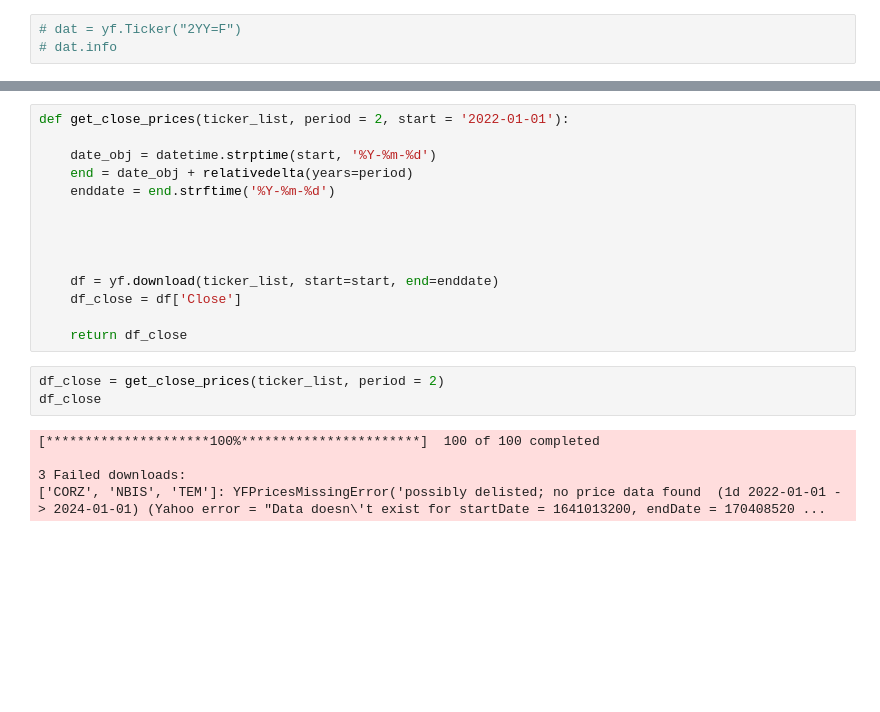
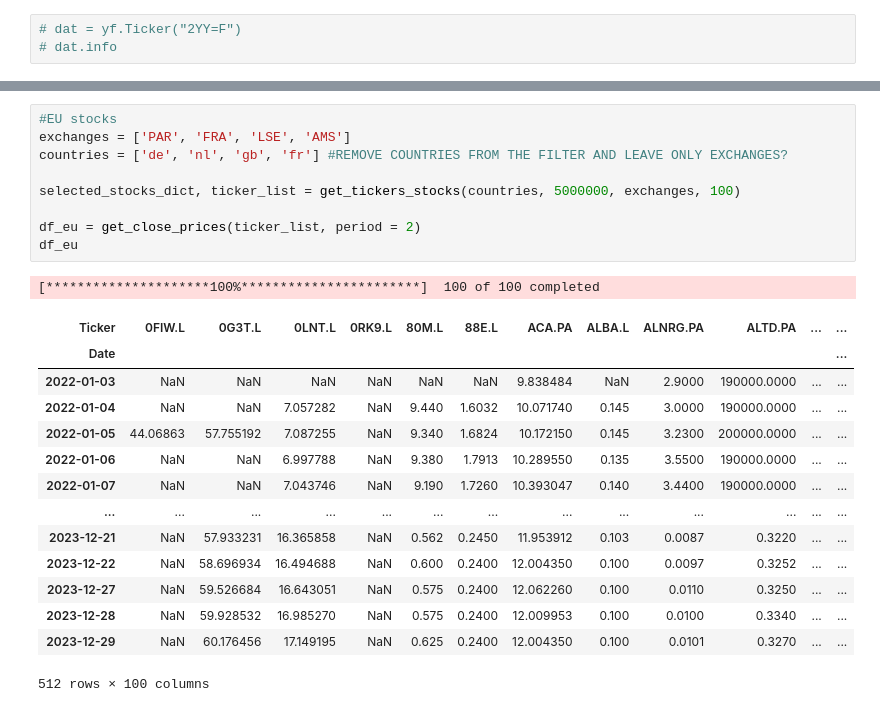
Before and after one commit to KirillKovalchuk02/thesis_clustering, a Jupyter notebook: data_process.ipynb, the cells around one changed output, grey strips where cells are left out. Drawn from its saved outputs; the diff is of its cells as text; blank space fills up the shorter version.

Commit message:
:some data retrieval changes

```diff
--- a/data_process.ipynb
+++ b/data_process.ipynb
@@ -44,22 +92,25 @@ selected_stocks_dict, ticker_list = get_tickers_stocks('us', 5000000, exchanges,
-# %%
-def get_close_prices(ticker_list, period = 2, start = '2022-01-01'):
-
-    date_obj = datetime.strptime(start, '%Y-%m-%d')
-    end = date_obj + relativedelta(years=period)
-    enddate = end.strftime('%Y-%m-%d')
-
-
-
-
-    df = yf.download(ticker_list, start=start, end=enddate)
-    df_close = df['Close']
-
-    return df_close
-# %%
-df_close = get_close_prices(ticker_list, period = 2)
-df_close
-# %% [output]
-[*********************100%***********************]  100 of 100 completed
-
-3 Failed downloads:
-['CORZ', 'NBIS', 'TEM']: YFPricesMissingError('possibly delisted; no price data found  (1d 2022-01-01 -> 2024-01-01) (Yahoo error = "Data doesn\'t exist for startDate = 1641013200, endDate = 170408520 ...
+# %%
+#EU stocks
+exchanges = ['PAR', 'FRA', 'LSE', 'AMS']
+countries = ['de', 'nl', 'gb', 'fr'] #REMOVE COUNTRIES FROM THE FILTER AND LEAVE ONLY EXCHANGES?
+
+selected_stocks_dict, ticker_list = get_tickers_stocks(countries, 5000000, exchanges, 100)
+
+df_eu = get_close_prices(ticker_list, period = 2)
+df_eu
+# %% [output]
+[*********************100%***********************]  100 of 100 completed
+| Ticker | 0FIW.L | 0G3T.L | 0LNT.L | 0RK9.L | 80M.L | 88E.L | ACA.PA | ALBA.L | ALNRG.PA | ALTD.PA | ... | ... |
+| Date |  |  |  |  |  |  |  |  |  |  |  | ... |
+| 2022-01-03 | NaN | NaN | NaN | NaN | NaN | NaN | 9.838484 | NaN | 2.9000 | 190000.0000 | ... | ... |
+| 2022-01-04 | NaN | NaN | 7.057282 | NaN | 9.440 | 1.6032 | 10.071740 | 0.145 | 3.0000 | 190000.0000 | ... | ... |
+| 2022-01-05 | 44.06863 | 57.755192 | 7.087255 | NaN | 9.340 | 1.6824 | 10.172150 | 0.145 | 3.2300 | 200000.0000 | ... | ... |
+| 2022-01-06 | NaN | NaN | 6.997788 | NaN | 9.380 | 1.7913 | 10.289550 | 0.135 | 3.5500 | 190000.0000 | ... | ... |
+| 2022-01-07 | NaN | NaN | 7.043746 | NaN | 9.190 | 1.7260 | 10.393047 | 0.140 | 3.4400 | 190000.0000 | ... | ... |
+| ... | ... | ... | ... | ... | ... | ... | ... | ... | ... | ... | ... | ... |
+| 2023-12-21 | NaN | 57.933231 | 16.365858 | NaN | 0.562 | 0.2450 | 11.953912 | 0.103 | 0.0087 | 0.3220 | ... | ... |
+| 2023-12-22 | NaN | 58.696934 | 16.494688 | NaN | 0.600 | 0.2400 | 12.004350 | 0.100 | 0.0097 | 0.3252 | ... | ... |
+| 2023-12-27 | NaN | 59.526684 | 16.643051 | NaN | 0.575 | 0.2400 | 12.062260 | 0.100 | 0.0110 | 0.3250 | ... | ... |
+| 2023-12-28 | NaN | 59.928532 | 16.985270 | NaN | 0.575 | 0.2400 | 12.009953 | 0.100 | 0.0100 | 0.3340 | ... | ... |
+| 2023-12-29 | NaN | 60.176456 | 17.149195 | NaN | 0.625 | 0.2400 | 12.004350 | 0.100 | 0.0101 | 0.3270 | ... | ... |
+512 rows × 100 columns
```
Also changed, not shown: parts of 3 cells of this notebook.
